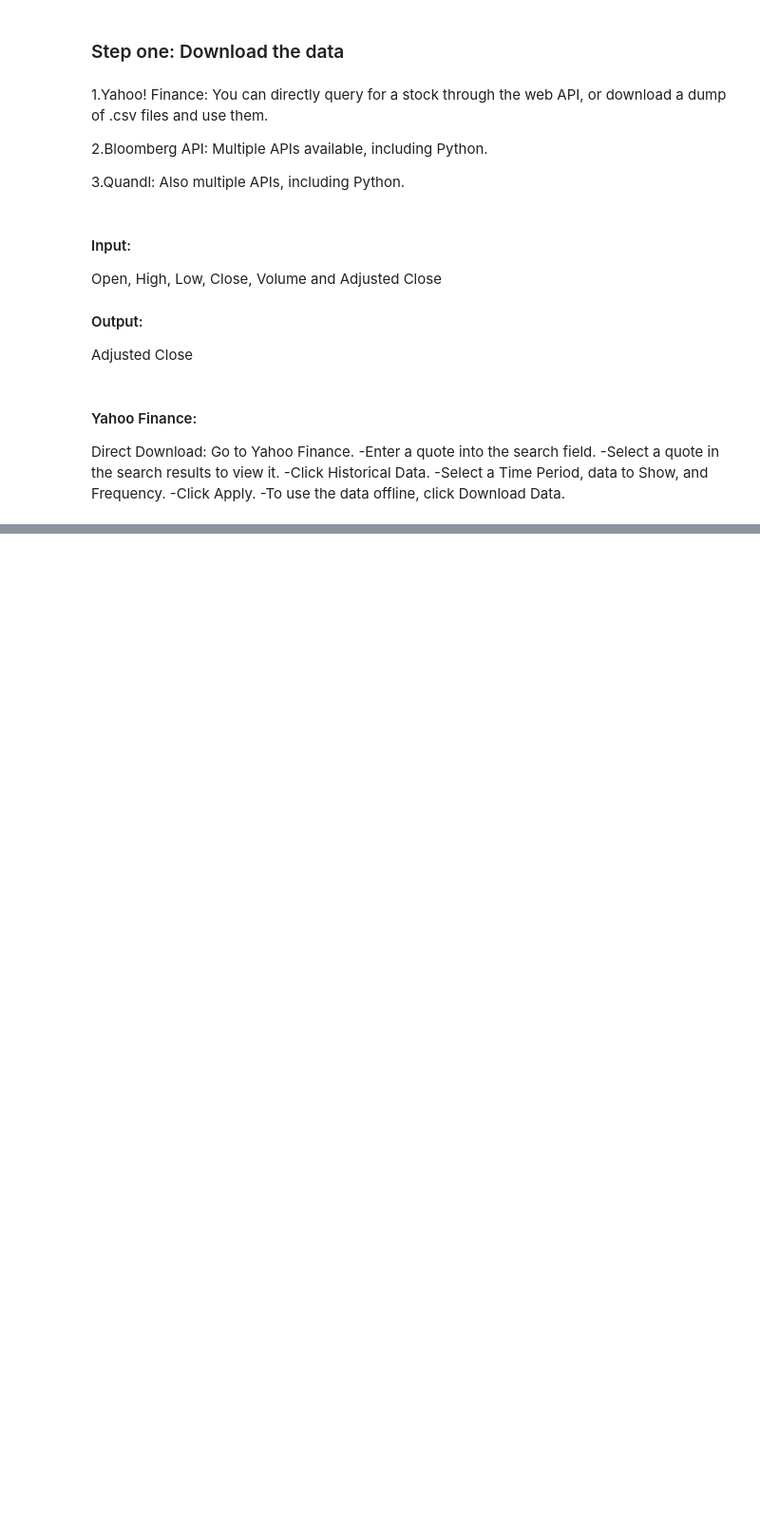
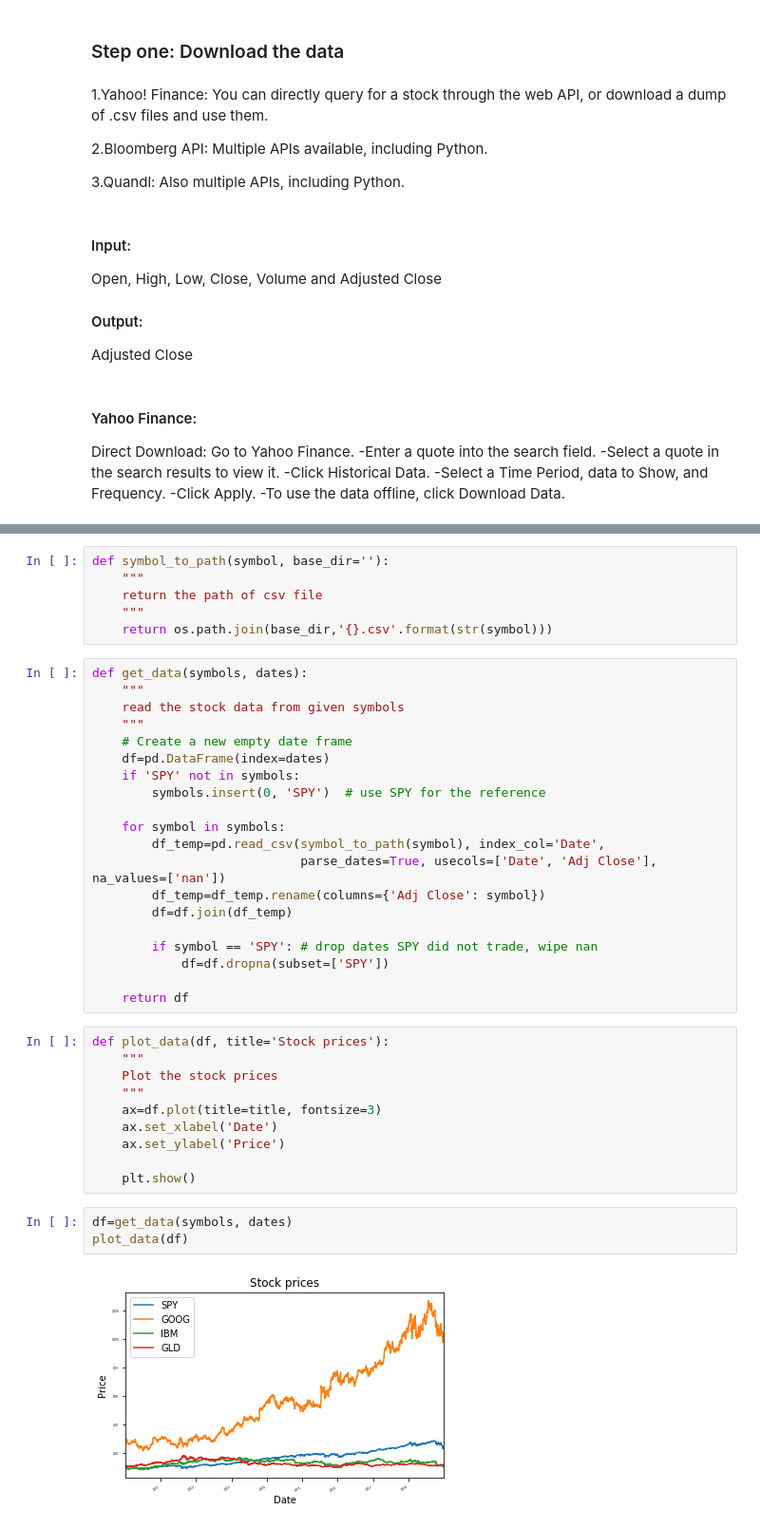
Before and after one commit to ShuangyuandData/StockPriceIndicator, a Jupyter notebook: StockPriceIndicatorP1.ipynb, the cells around one changed output, grey strips where cells are left out. Shown: that part at 95% size. Drawn from its saved outputs; the diff is of its cells as text; blank space fills up the shorter version.

```diff
--- a/StockPriceIndicatorP1.ipynb
+++ b/StockPriceIndicatorP1.ipynb
@@ -68,0 +53,41 @@ ModuleNotFoundError: No module named 'pandas_datareader'
+# %%
+def symbol_to_path(symbol, base_dir=''):
+    """
+    return the path of csv file
+    """
+    return os.path.join(base_dir,'{}.csv'.format(str(symbol)))
+# %%
+def get_data(symbols, dates):
+    """
+    read the stock data from given symbols
+    """
+    # Create a new empty date frame
+    df=pd.DataFrame(index=dates)
+    if 'SPY' not in symbols:
+        symbols.insert(0, 'SPY')  # use SPY for the reference
+
+    for symbol in symbols:
+        df_temp=pd.read_csv(symbol_to_path(symbol), index_col='Date',
+                            parse_dates=True, usecols=['Date', 'Adj Close'], na_values=['nan'])
+        df_temp=df_temp.rename(columns={'Adj Close': symbol})
+        df=df.join(df_temp)
+
+        if symbol == 'SPY': # drop dates SPY did not trade, wipe nan
+            df=df.dropna(subset=['SPY'])
+
+    return df
+# %%
+def plot_data(df, title='Stock prices'):
+    """
+    Plot the stock prices
+    """
+    ax=df.plot(title=title, fontsize=3)
+    ax.set_xlabel('Date')
+    ax.set_ylabel('Price')
+
+    plt.show()
+# %%
+df=get_data(symbols, dates)
+plot_data(df)
+# %% [output]
+[figure, added]
```
Also changed, not shown: parts of 18 cells of this notebook.
